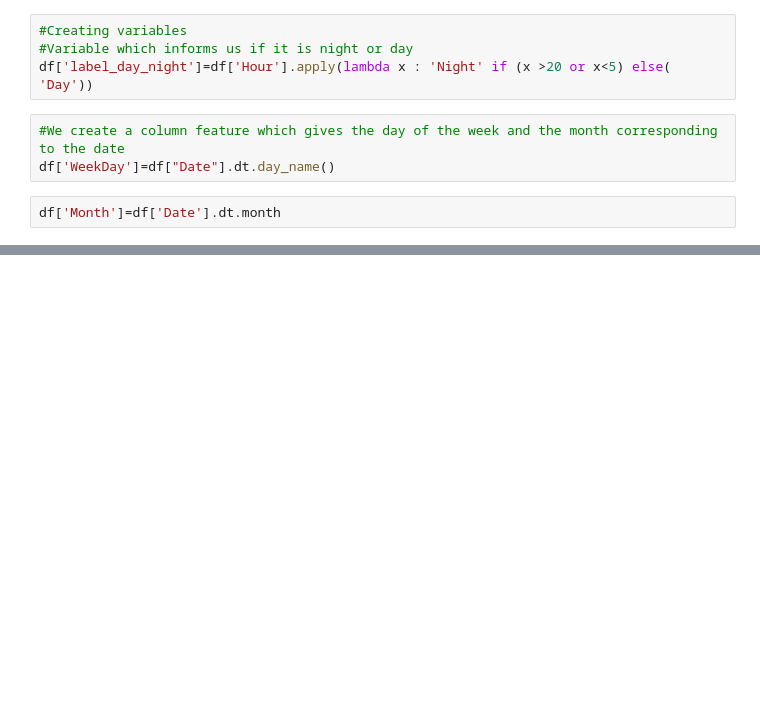
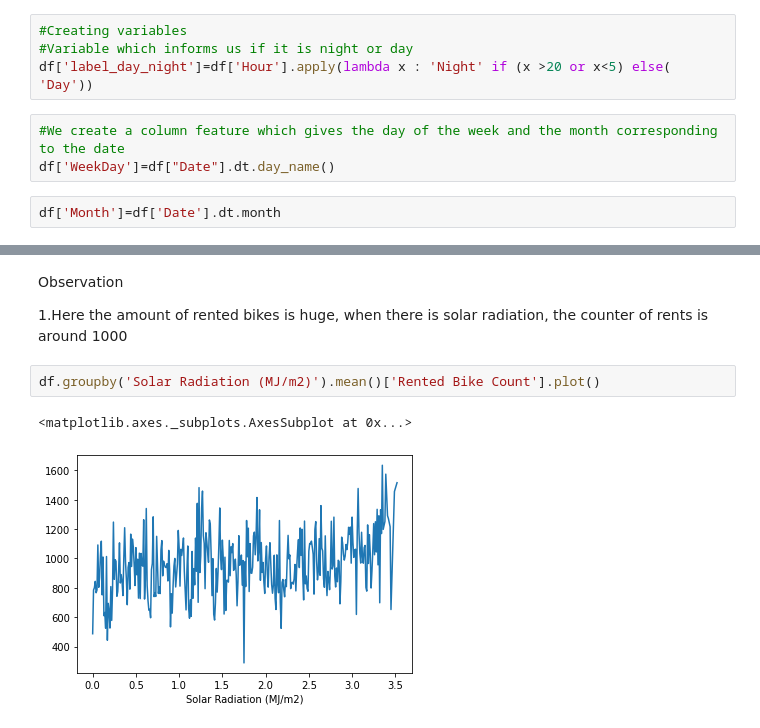
Before and after one commit to tnatani/Bike-sharing-demand-predication, a Jupyter notebook: Tushar_Natani_Bike_Sharing_Demand_Prediction_Capstone_Project.ipynb, the cells around one changed output, grey strips where cells are left out. Saved outputs shown, nothing was run; the diff lists cells and outputs as text; blank space fills up the shorter version.

```diff
--- a/Tushar_Natani_Bike_Sharing_Demand_Prediction_Capstone_Project.ipynb
+++ b/Tushar_Natani_Bike_Sharing_Demand_Prediction_Capstone_Project.ipynb
@@ -237,0 +281,9 @@ df['Month']=df['Date'].dt.month
+# %% [markdown]
+Observation
+
+1.Here the amount of rented bikes is huge, when there is solar radiation, the counter of rents is around 1000
+# %%
+df.groupby('Solar Radiation (MJ/m2)').mean()['Rented Bike Count'].plot()
+# %% [output]
+<matplotlib.axes._subplots.AxesSubplot at 0x...>
+[figure, added]
```
Also changed, not shown: parts of 61 cells of this notebook.
